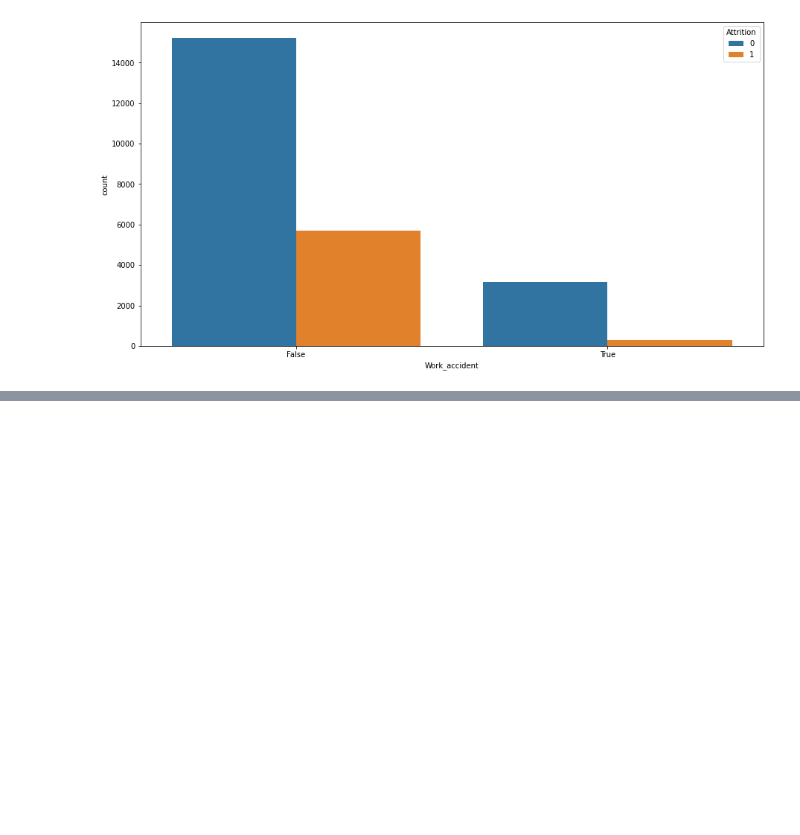
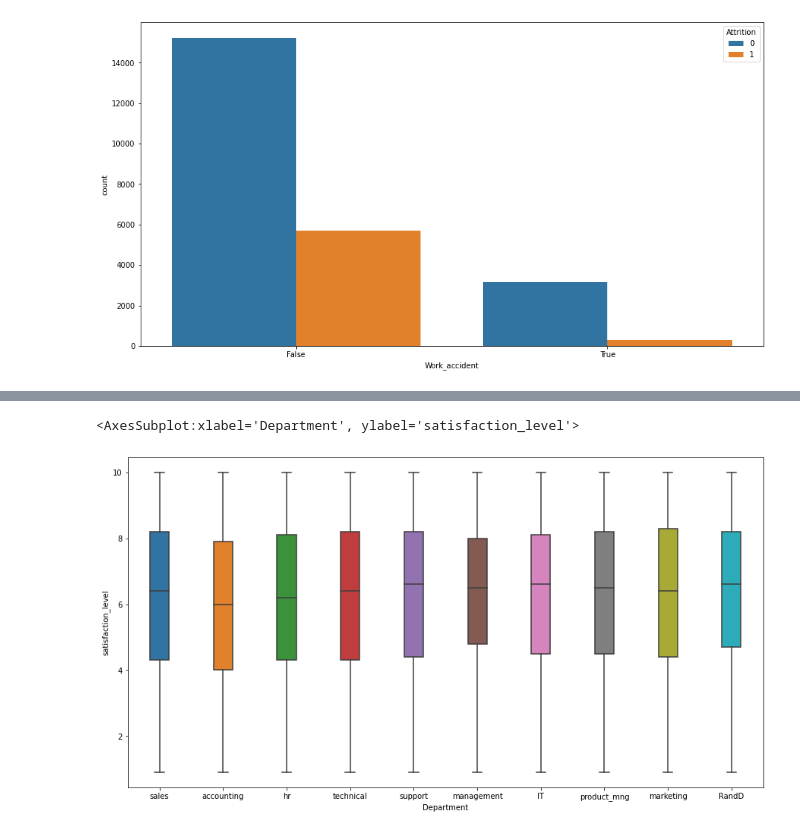
Before and after one commit to nalinsharma/BITSDissertation, a Jupyter notebook: ipynb/MidSemester.ipynb, the cells around one changed output, grey strips where cells are left out. Saved outputs shown, nothing was run; the diff lists cells and outputs as text; code cells hidden in the pictures; blank space fills up the shorter version.

```diff
--- a/ipynb/MidSemester.ipynb
+++ b/ipynb/MidSemester.ipynb
@@ -774,0 +703,6 @@ eda_df.columns.tolist()
+# %%
+plt.subplots(figsize=(15, 8))
+sns.boxplot(x='Department', y='satisfaction_level', data=original_dpp_all_outliers_removed_df, width=0.3)
+# %% [output]
+<AxesSubplot:xlabel='Department', ylabel='satisfaction_level'>
+[figure, added]
```
Also changed, not shown: parts of 56 cells of this notebook, 2 other files.
